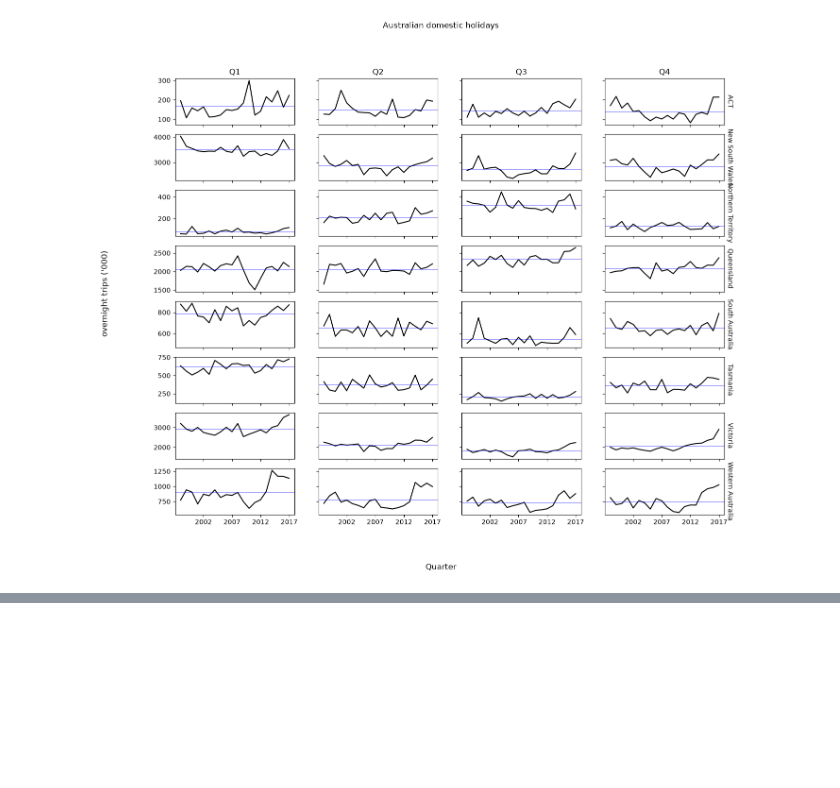
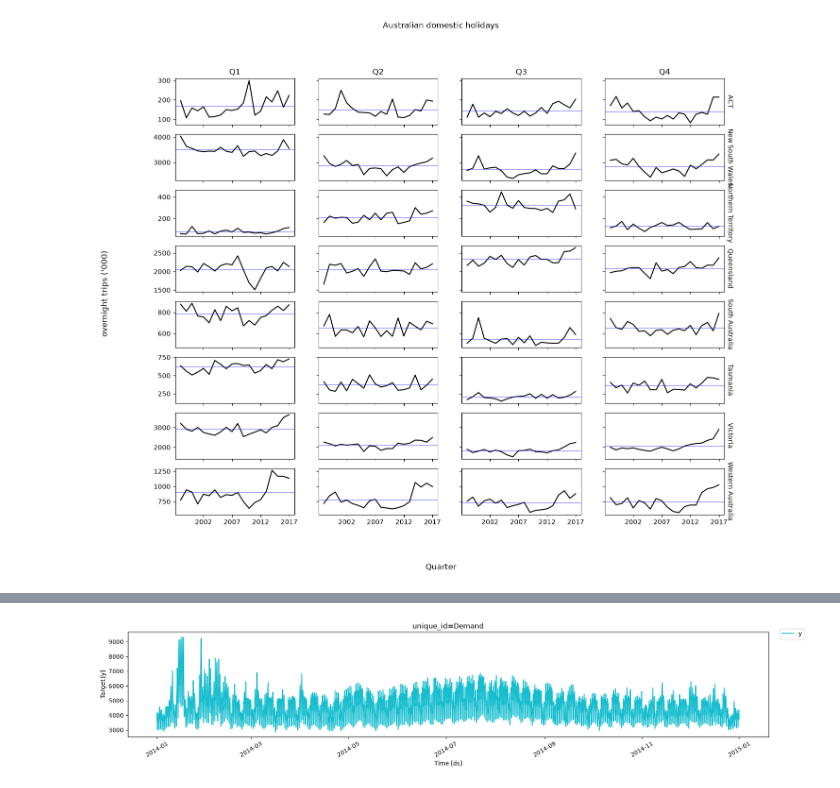
Before and after one commit to Minajamfum/forecasting, a Jupyter notebook: chapter2.ipynb, the cells around one changed output, grey strips where cells are left out. Cells and saved outputs as stored; diff of their text form; code cells hidden in the pictures; blank space fills up the shorter version.

```diff
--- a/chapter2.ipynb
+++ b/chapter2.ipynb
@@ -462,0 +495,4 @@ fig.show()
+# %%
+plot_series(vic_elc_df, ids=["Demand"],max_insample_length=2 * 24 * 365)
+# %% [output]
+[figure, added]
```
Also changed, not shown: parts of 4 cells of this notebook.
